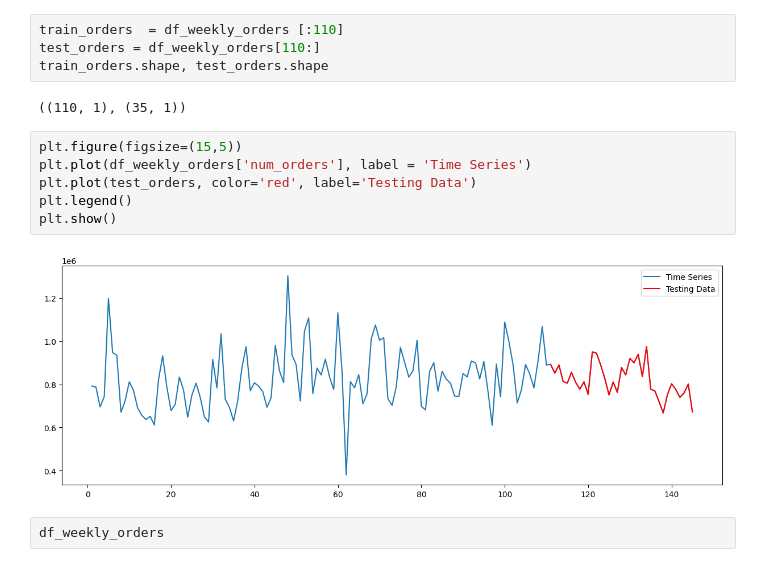
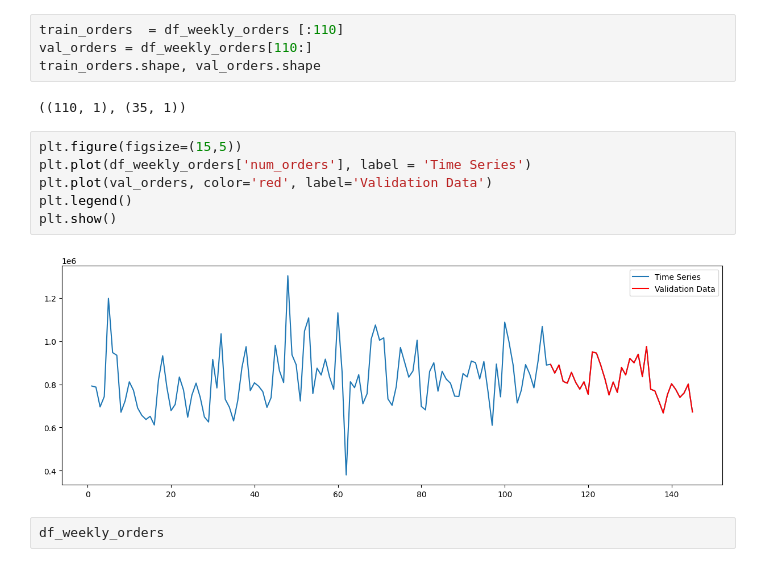
Before and after one commit to karnavivek/Food-Demand-Forecasting, a Jupyter notebook: Food Demand/fd_lstm.ipynb, the cells around one changed output. Drawn from its saved outputs; the diff is of its cells as text.

```diff
--- a/Food Demand/fd_lstm.ipynb
+++ b/Food Demand/fd_lstm.ipynb
@@ -30,18 +30,18 @@ df_weekly_orders.set_index(df_weekly_orders['week'], inplace=True)
 df_weekly_orders.drop(columns='week', inplace=True)
 # %%
 train_orders  = df_weekly_orders [:110]
-test_orders = df_weekly_orders[110:]
-train_orders.shape, test_orders.shape
+val_orders = df_weekly_orders[110:]
+train_orders.shape, val_orders.shape
 # %% [output]
 ((110, 1), (35, 1))
 # %%
 plt.figure(figsize=(15,5))
 plt.plot(df_weekly_orders['num_orders'], label = 'Time Series')
-plt.plot(test_orders, color='red', label='Testing Data')
+plt.plot(val_orders, color='red', label='Validation Data')
 plt.legend()
 plt.show()
 # %% [output]
-[figure, old version]
+[figure, new version]
 # %%
 df_weekly_orders
 # %% [output]
```
Also changed, not shown: parts of 21 cells of this notebook, 1 other file.
